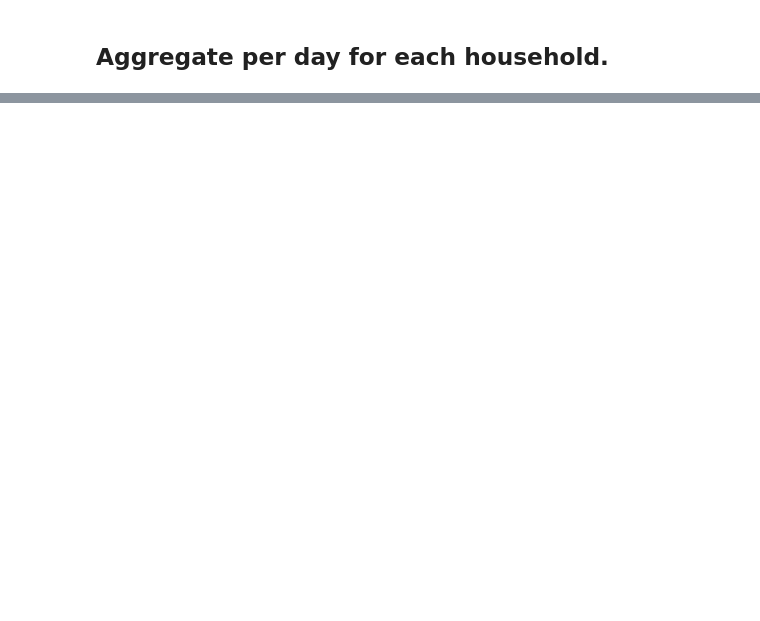
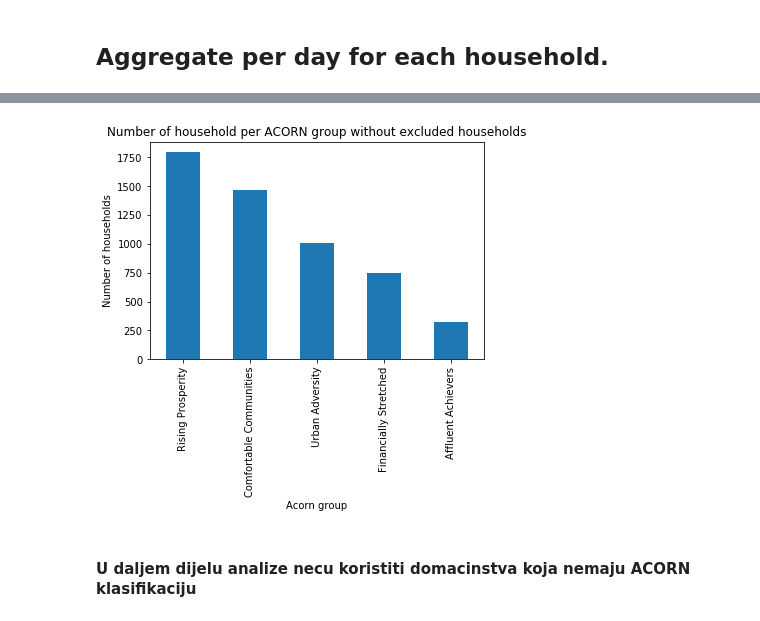
Before and after one commit to NeskovicMarko/clustering_energy_consumption, a Jupyter notebook: energy_consumption_EDA.ipynb, the cells around one changed output, grey strips where cells are left out. Cells and saved outputs as stored; diff of their text form; code cells hidden in the pictures; blank space fills up the shorter version.

```diff
--- a/energy_consumption_EDA.ipynb
+++ b/energy_consumption_EDA.ipynb
@@ -334,0 +646,10 @@ data_agg_daily.to_csv('data/data_agg_daily.csv', index=False)
+# %%
+pricing_and_acron['acorn_group'].value_counts().plot(kind='bar')
+plt.title('Number of household per ACORN group without excluded households')
+plt.xlabel('Acorn group')
+plt.ylabel('Number of households')
+plt.show()
+# %% [output]
+[figure, added]
+# %% [markdown]
+#### U daljem dijelu analize necu koristiti domacinstva koja nemaju ACORN klasifikaciju
```
Also changed, not shown: parts of 114 cells of this notebook.
